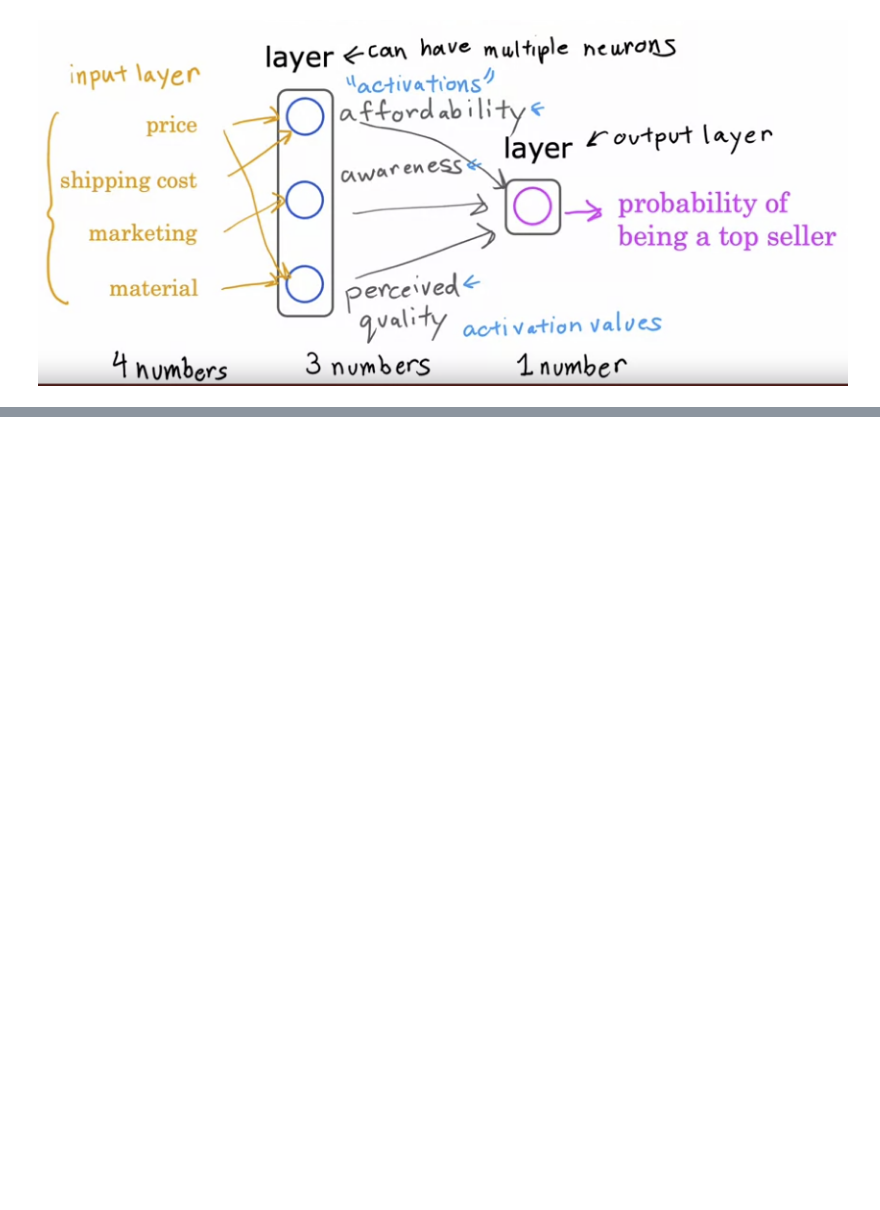
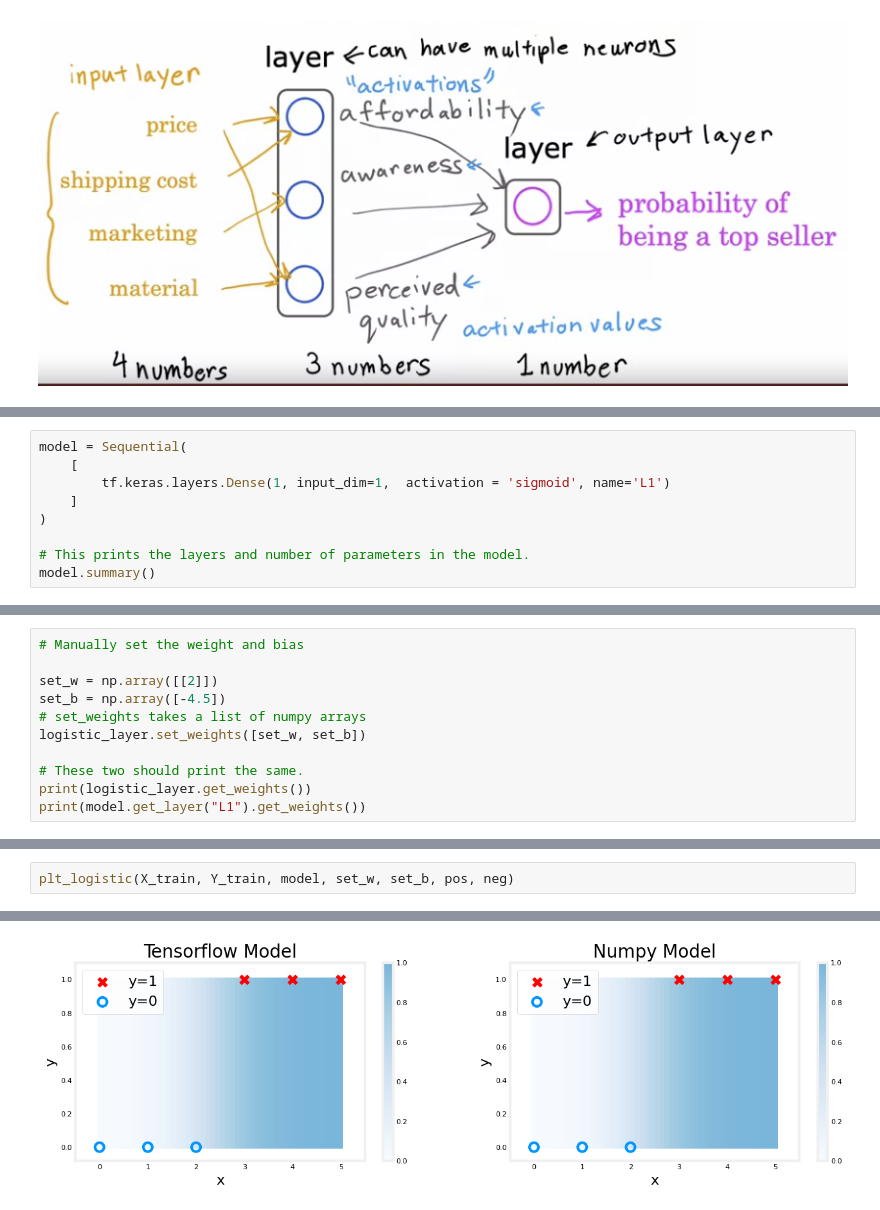
Before and after one commit to JoseMiralles/AI-Notes, a Jupyter notebook: machine_learning_specialization_coursera/2_advanced_learning_algorithms/week_1/1_neural_networks_intro.ipynb, the cells around one changed output, grey strips where cells are left out. Saved outputs shown, nothing was run; the diff lists cells and outputs as text; blank space fills up the shorter version.

```diff
--- a/machine_learning_specialization_coursera/2_advanced_learning_algorithms/week_1/1_neural_networks_intro.ipynb
+++ b/machine_learning_specialization_coursera/2_advanced_learning_algorithms/week_1/1_neural_networks_intro.ipynb
@@ -15,0 +130,9 @@
+# %%
+model = Sequential(
+    [
+        tf.keras.layers.Dense(1, input_dim=1,  activation = 'sigmoid', name='L1')
+    ]
+)
+
+# This prints the layers and number of parameters in the model.
+model.summary()
@@ -15,0 +157,11 @@
+# %%
+# Manually set the weight and bias
+
+set_w = np.array([[2]])
+set_b = np.array([-4.5])
+# set_weights takes a list of numpy arrays
+logistic_layer.set_weights([set_w, set_b])
+
+# These two should print the same.
+print(logistic_layer.get_weights())
+print(model.get_layer("L1").get_weights())
@@ -15,0 +182,3 @@
+# %%
+plt_logistic(X_train, Y_train, model, set_w, set_b, pos, neg)
+# %% [output]
@@ -15,0 +202 @@
+[figure, added]
```
Also changed, not shown: parts of 20 cells of this notebook, 1 other file.
